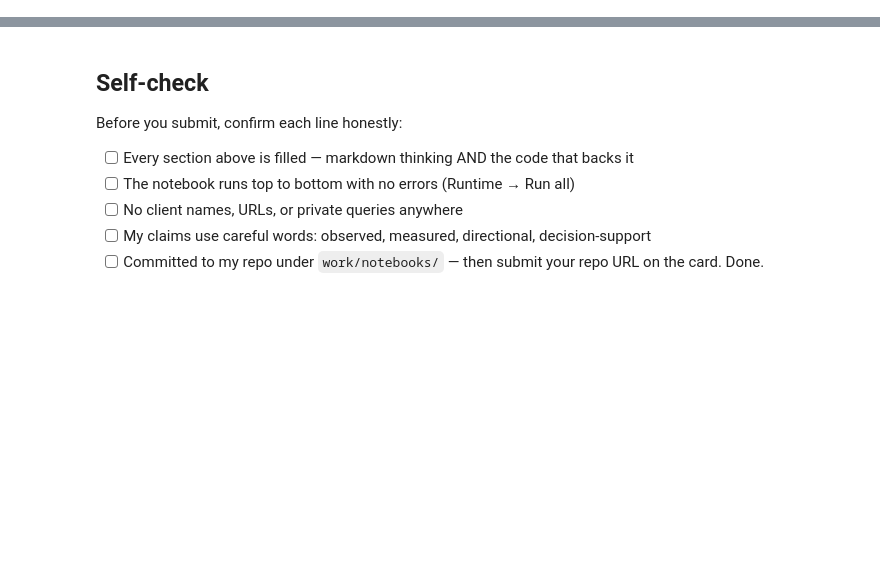
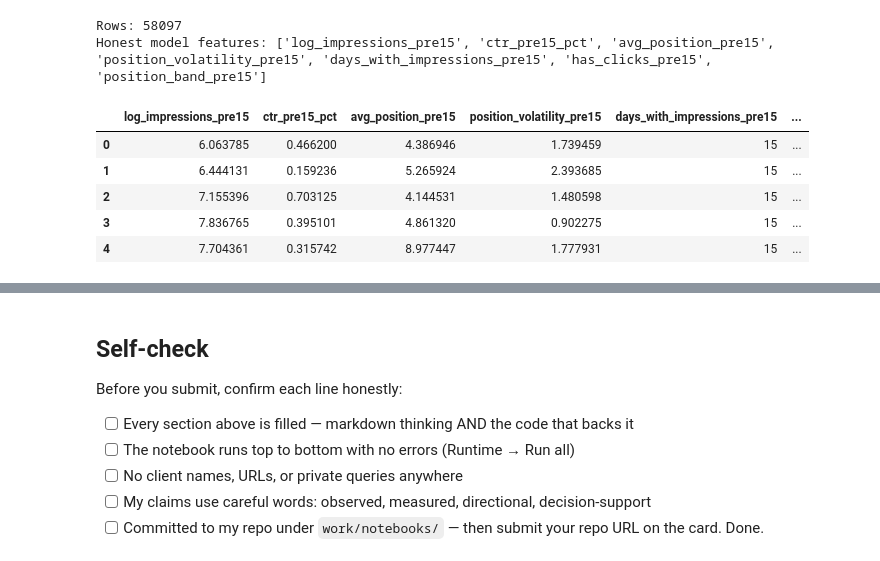
Before and after one commit to jh-emon002/flyrank-intern, a Jupyter notebook: work/notebooks/w03_feature_leakage_check.ipynb, the cells around one changed output, grey strips where cells are left out. Drawn from its saved outputs; the diff is of its cells as text; code cells hidden in the pictures; blank space fills up the shorter version.

```diff
--- a/work/notebooks/w03_feature_leakage_check.ipynb
+++ b/work/notebooks/w03_feature_leakage_check.ipynb
@@ -36,0 +162,73 @@ This skeleton is yours to fill. Work the sections **in order** — each one has
+# %%
+feature_frame = page_frame.copy()
+
+# Honest engineered features
+feature_frame["log_impressions_pre15"] = np.log1p(
+    feature_frame["impressions_pre15"]
+)
+
+feature_frame["ctr_pre15_pct"] = (
+    100.0
+    * feature_frame["clicks_pre15"]
+    / feature_frame["impressions_pre15"]
+)
+
+feature_frame["has_clicks_pre15"] = (
+    feature_frame["clicks_pre15"] > 0
+).astype(int)
+
+# Categorical version of search position
+feature_frame["position_band_pre15"] = pd.cut(
+    feature_frame["avg_position_pre15"],
+    bins=[0, 3, 10, 20, 50, np.inf],
+    labels=[
+        "top_3",
+        "page_1",
+        "striking",
+        "page_3_5",
+        "deep"
+    ],
+    include_lowest=True
+)
+
+# FUTURE / LABEL-DERIVED COLUMNS
+feature_frame["decline_ratio"] = (
+    feature_frame["impressions_next15"]
+    / feature_frame["impressions_pre15"]
+)
+
+feature_frame["is_declining_next15d"] = (
+    feature_frame["decline_ratio"]
+    < DECLINE_THRESHOLD
+).astype(int)
+
+NUMERIC_FEATURES = [
+    "log_impressions_pre15",
+    "ctr_pre15_pct",
+    "avg_position_pre15",
+    "position_volatility_pre15",
+    "days_with_impressions_pre15",
+    "has_clicks_pre15",
+]
+
+CATEGORICAL_FEATURES = [
+    "position_band_pre15",
+]
+
+TARGET = "is_declining_next15d"
+
+MODEL_FEATURES = NUMERIC_FEATURES + CATEGORICAL_FEATURES
+
+print("Rows:", len(feature_frame))
+print("Honest model features:", MODEL_FEATURES)
+
+feature_frame[MODEL_FEATURES + [TARGET]].head()
+# %% [output]
+Rows: 58097
+Honest model features: ['log_impressions_pre15', 'ctr_pre15_pct', 'avg_position_pre15', 'position_volatility_pre15', 'days_with_impressions_pre15', 'has_clicks_pre15', 'position_band_pre15']
+|  | log_impressions_pre15 | ctr_pre15_pct | avg_position_pre15 | position_volatility_pre15 | days_with_impressions_pre15 | ... |
+| 0 | 6.063785 | 0.466200 | 4.386946 | 1.739459 | 15 | ... |
+| 1 | 6.444131 | 0.159236 | 5.265924 | 2.393685 | 15 | ... |
+| 2 | 7.155396 | 0.703125 | 4.144531 | 1.480598 | 15 | ... |
+| 3 | 7.836765 | 0.395101 | 4.861320 | 0.902275 | 15 | ... |
+| 4 | 7.704361 | 0.315742 | 8.977447 | 1.777931 | 15 | ... |
```
Also changed, not shown: parts of 29 cells of this notebook.
